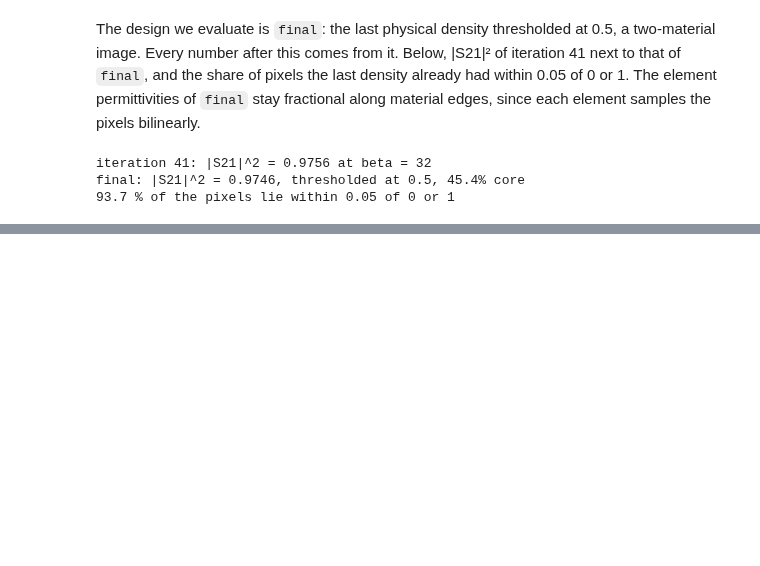
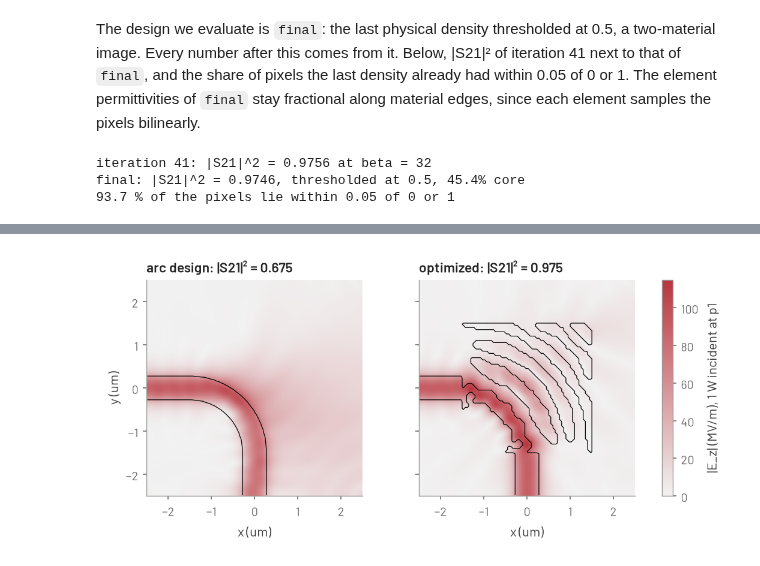
Before and after one commit to benvial/gfem, a Jupyter notebook: docs/tutorials/bend.ipynb, the cells around one changed output, grey strips where cells are left out. Cells and saved outputs as stored; diff of their text form; code cells hidden in the pictures; blank space fills up the shorter version.

```diff
--- a/docs/tutorials/bend.ipynb
+++ b/docs/tutorials/bend.ipynb
@@ -390,0 +495,34 @@ final: |S21|^2 = 0.9746, thresholded at 0.5, 45.4% core
+# %%
+step = 2 * HALF / 200
+along = -HALF + (np.arange(200) + 0.5) * step
+X, Y = np.meshgrid(along, along)
+thickness = np.ptp(nodes[:, 2]) * um
+plane = np.stack([X.ravel(), Y.ravel(), np.full(X.size, thickness / 2)], axis=1)
+
+
+def ez_map(result):
+    # |E_z| in MV/m at the mid-plane, port p1 fed.
+    e = np.asarray(result.e_field(F0, excite="p1").at(plane))
+    return np.abs(e[:, 2]).reshape(X.shape) / 1e6
+
+
+maps = {
+    f"arc design: |S21|² = {t_arc:.3f}": (arc, ez_map(arc_result)),
+    f"optimized: |S21|² = {t:.3f}": (final, ez_map(trust)),
+}
+vmax = max(ez.max() for _, ez in maps.values())
+fig, axes = plt.subplots(1, 2, figsize=(7, 3.2), sharey=True, layout="constrained")
+for ax, (title, (density, ez)) in zip(axes, maps.items(), strict=True):
+    image = ax.imshow(
+        ez, origin="lower", extent=EXTENT, cmap="gfem_sensitivity", vmin=0, vmax=vmax
+    )
+    edge = contour_generator(centres / um, centres / um, window(density)).lines(0.5)
+    for line in edge:
+        ax.plot(*line.T, color="k", ls="-", lw=0.6)
+    ax.set_title(title)
+    ax.set_xlabel("x (um)")
+    ax.grid(False)
+axes[0].set_ylabel("y (um)")
+fig.colorbar(image, ax=axes, label="|E_z| (MV/m), 1 W incident at p1");
+# %% [output]
+[figure, added]
```
Also changed, not shown: parts of 18 cells of this notebook.
